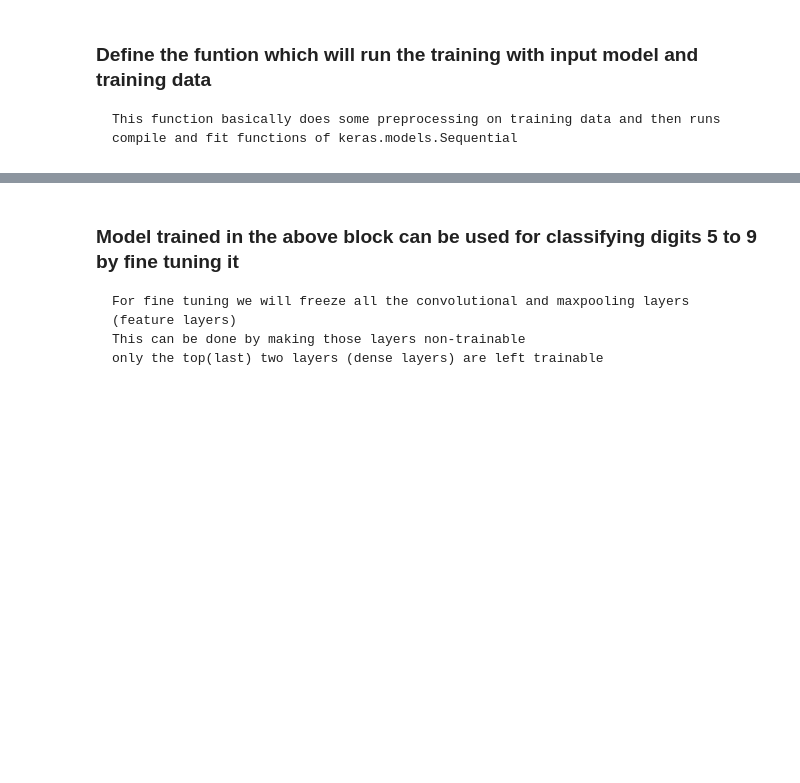
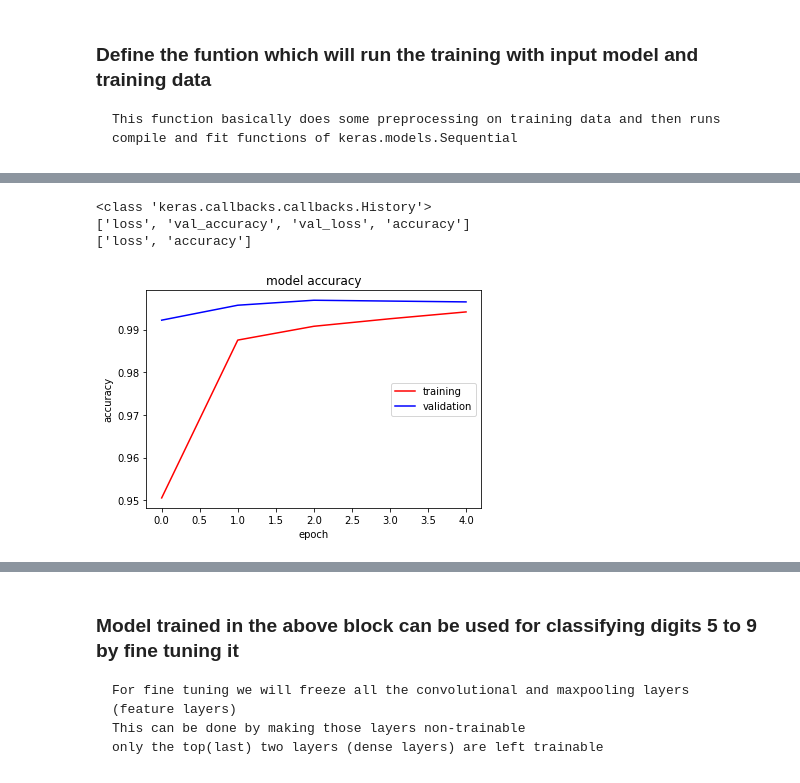
Before and after one commit to nrjcs/iitpbse, a Jupyter notebook: dl/day5/transer_learning_cnn_mnist.ipynb, the cells around one changed output, grey strips where cells are left out. Saved outputs shown, nothing was run; the diff lists cells and outputs as text; code cells hidden in the pictures; blank space fills up the shorter version.

```diff
--- a/dl/day5/transer_learning_cnn_mnist.ipynb
+++ b/dl/day5/transer_learning_cnn_mnist.ipynb
@@ -78,18 +76,18 @@ def train_model(model, train, test, num_classes):
                   optimizer='adadelta',
                   metrics=['accuracy'])
 
+    # Train the model
     t = now()
-
-    # Train the model
-    model.fit(x_train, y_train,
+    hist = model.fit(x_train, y_train,
               batch_size=batch_size,
               epochs=epochs,
               verbose=1,
               validation_data=(x_test, y_test))
+    score = model.evaluate(x_test, y_test, verbose=0)
     print('Training time: %s' % (now() - t))
-    score = model.evaluate(x_test, y_test, verbose=0)
     print('Test score:', score[0])
     print('Test accuracy:', score[1])
+    return hist
 # %%
 # Get the data, split between train and test sets
 (x_train, y_train), (x_test, y_test) = mnist.load_data()
@@ -141,7 +148,7 @@ model = Sequential(feature_layers + classification_layers)
 # %%
 
 # train model for 5-digit classification [0..4]
-train_model(model,
+h_org = train_model(model,
             (x_train_lt5, y_train_lt5),
             (x_test_lt5, y_test_lt5), num_classes)
 # %% [output]
@@ -164,0 +171,20 @@ Test accuracy: 0.997664928436
+# %%
+print(type(h_org))
+print(h_org.history.keys())
+print(model.metrics_names)
+# %% [output]
+<class 'keras.callbacks.callbacks.History'>
+['loss', 'val_accuracy', 'val_loss', 'accuracy']
+['loss', 'accuracy']
+# %%
+# plot accuracy over the epochs
+from matplotlib import pyplot as plt
+plt.plot(h_org.history['accuracy'],'r')
+plt.plot(h_org.history['val_accuracy'],'b')
+plt.title('model accuracy')
+plt.ylabel('accuracy')
+plt.xlabel('epoch')
+plt.legend(['training', 'validation'], loc='center right')
+plt.show()
+# %% [output]
+[figure, added]
```
Also changed, not shown: parts of 9 cells of this notebook.
